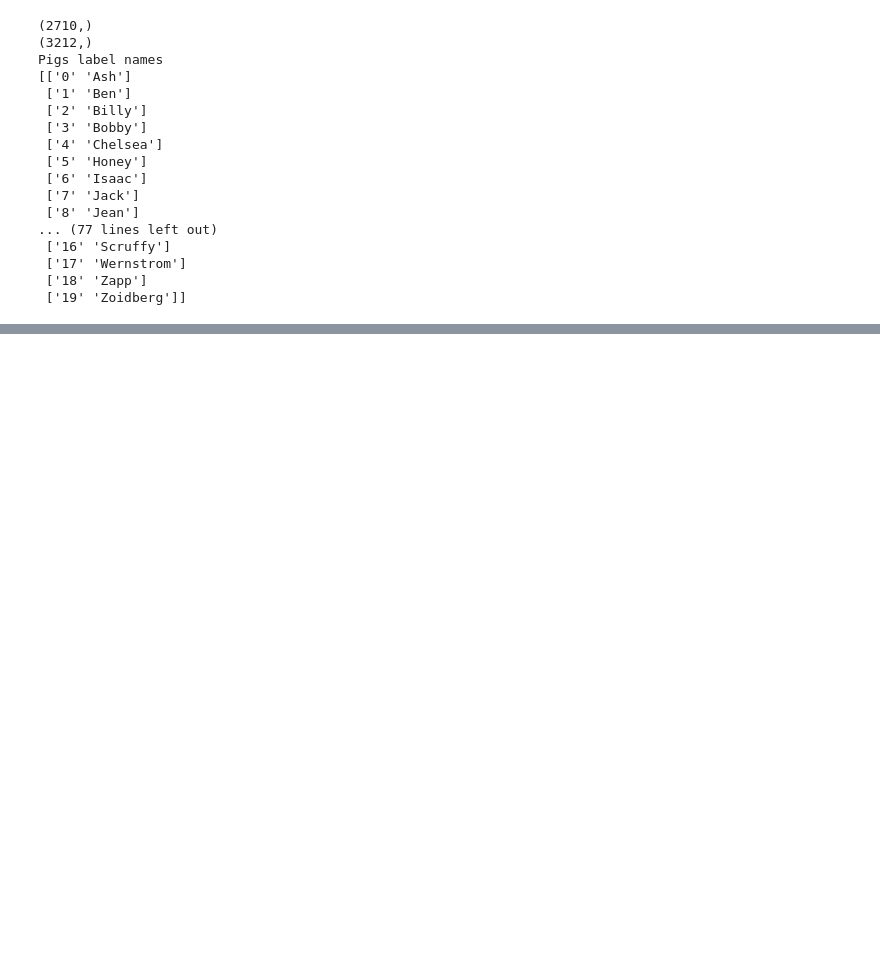
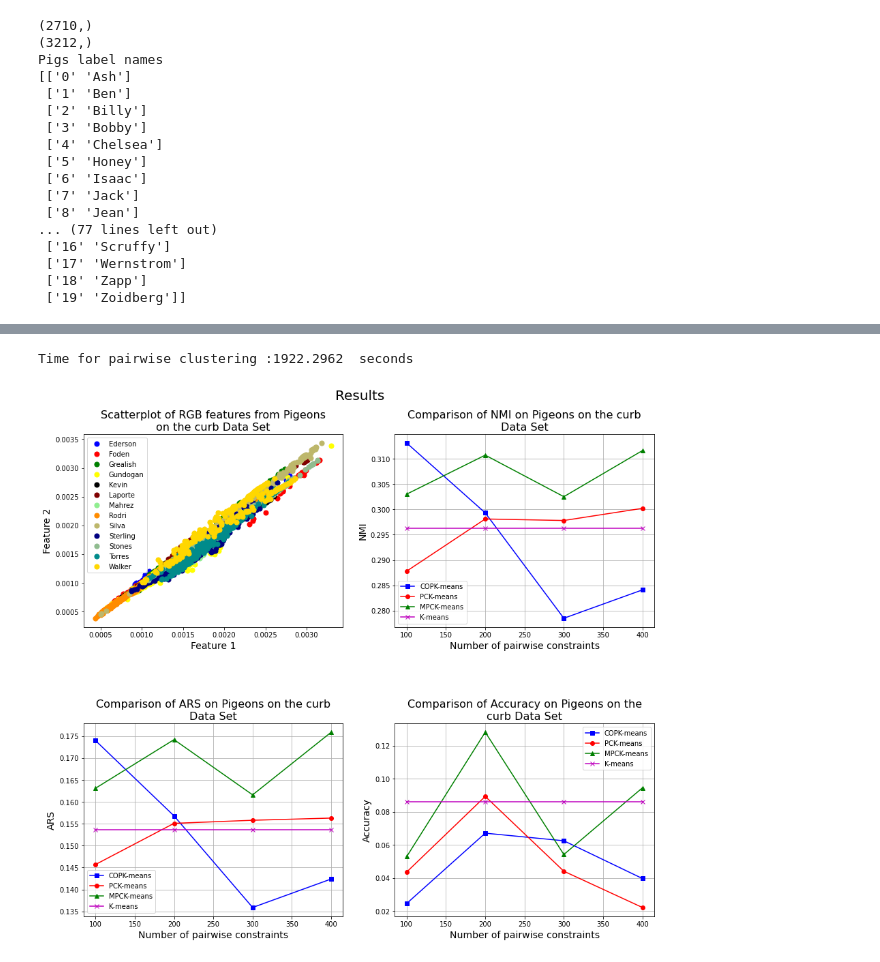
Before and after one commit to MagdaJuarez/AnimalIdentification, a Jupyter notebook: AnimalIdentification.ipynb, the cells around one changed output, grey strips where cells are left out. Cells and saved outputs as stored; diff of their text form; code cells hidden in the pictures; blank space fills up the shorter version.

```diff
--- a/AnimalIdentification.ipynb
+++ b/AnimalIdentification.ipynb
@@ -853,6 +624,7 @@ import os
 from collections import Counter
 
 def load_label_files(Trn_lbl_file, Tst_lbl_file, class_labels_file, title):
+
     folder = 'Train_test_files'
     src = os.path.join(folder, Trn_lbl_file)
     df = pd.read_csv(src, header=None)
@@ -876,6 +648,7 @@ def load_label_files(Trn_lbl_file, Tst_lbl_file, class_labels_file, title):
     print(unq_lbl)
     return unq_lbl[:, 1]
 
+
 Trn_file = 'Train_BB_Pigs_49651_960_540_500f.csv'
 Tst_file = 'Test_BB_Pigs_49651_960_540_500f.csv'
 Lbl_file = 'Pigs_49651_960_540_500f_Labels.csv'
@@ -890,17 +663,17 @@ Trn_file = 'Train_BB_Pigeons_8234_1280_720.csv'
 Tst_file = 'Test_BB_Pigeons_8234_1280_720.csv'
 Lbl_file = 'Pigeons_8234_1280_720_Labels.csv'
 title = 'Pigons on the curb - Label names'
-pigeon_curb_lbl_names = load_label_files(Trn_file, Tst_file, Lbl_file, title)
+pigeons_curb_lbl_names = load_label_files(Trn_file, Tst_file, Lbl_file, title)
 Trn_file = 'Train_BB_Pigeons_4927_960_540_600f.csv'
 Tst_file = 'Test_BB_Pigeons_4927_960_540_600f.csv'
 Lbl_file = 'Pigeons_4927_960_540_600f_Labels.csv'
 title = 'Pigeons on the ground - Label names'
-pigeon_ground_lbl_names = load_label_files(Trn_file, Tst_file, Lbl_file, title)
+pigeons_ground_lbl_names = load_label_files(Trn_file, Tst_file, Lbl_file, title)
 Trn_file = 'Train_BB_Pigeons_29033_960_540_300f.csv'
 Tst_file = 'Test_BB_Pigeons_29033_960_540_300f.csv'
 Lbl_file = 'Pigeons_29033_960_540_300f_Labels.csv'
 title = 'Pigeons on the square - Label names'
-pigeon_square_lbl_names = load_label_files(Trn_file, Tst_file, Lbl_file, title)
+pigeons_square_lbl_names = load_label_files(Trn_file, Tst_file, Lbl_file, title)
 # %% [output]
 (2710,)
 (3212,)
@@ -1088,0 +891,36 @@ Frames:  [[  1]
+# %%
+#Setting up sub-plots
+
+figure, axs = plt.subplots(2, 2, figsize = (subp_width,subp_height))
+plt.subplots_adjust(hspace = subp_hspace)
+plt.suptitle('Results', fontsize = subp_title_size, y = y_title)
+
+#Pairwise clustering of Pigeons on the curb data set
+
+cls_names = pigeons_curb_lbl_names
+titles = ['Comparison of NMI on Pigeons on the curb Data Set',
+          'Comparison of ARS on Pigeons on the curb Data Set',
+          'Comparison of Accuracy on Pigeons on the curb Data Set']
+
+symb_marker = 'o'
+
+plot_scatterplot(Pigeons_curb_data_RGB, Pigeons_curb_labels, axs[0,0],
+                 'Scatterplot of RGB features from Pigeons on the curb Data Set',
+                 feat_plot, lbl_names, cls_names, symb_marker, label_sizes)
+Video_frames = Pigeons_curb_frames
+
+s_time_clus = time()
+
+all_NMI, all_ARS, all_ACC = pairwise_clustering(Pigeons_curb_data_RGB, Pigeons_curb_labels,
+                                                Video_frames, arr_n_constraints)
+
+e_time_clus = time()
+
+print("Time for pairwise clustering :{:.4f} ".format(e_time_clus-s_time_clus), "seconds")
+
+plot_NMI(all_NMI, titles[0], axs[0,1], label_sizes)
+plot_ARS(all_ARS, titles[1], axs[1,0], label_sizes)
+plot_ACC(all_ACC, titles[2], axs[1,1], label_sizes)
+# %% [output]
+Time for pairwise clustering :1922.2962  seconds
+[figure, added]
```
Also changed, not shown: parts of 15 cells of this notebook.
